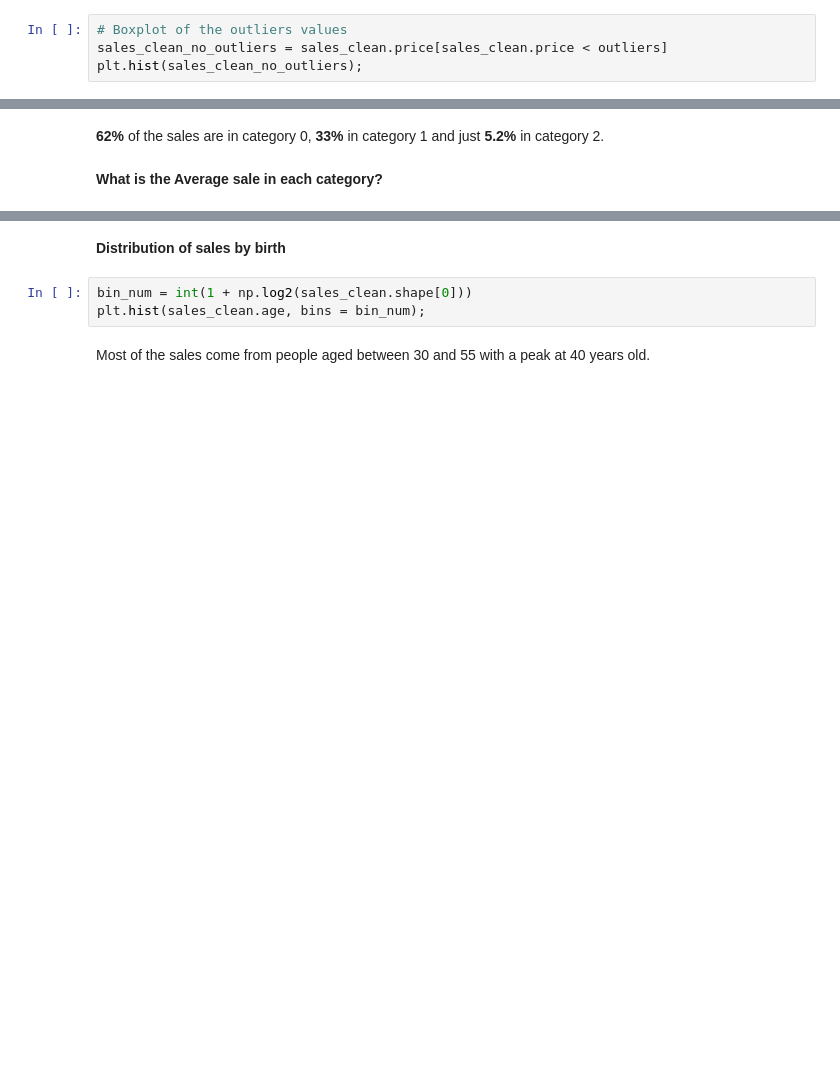
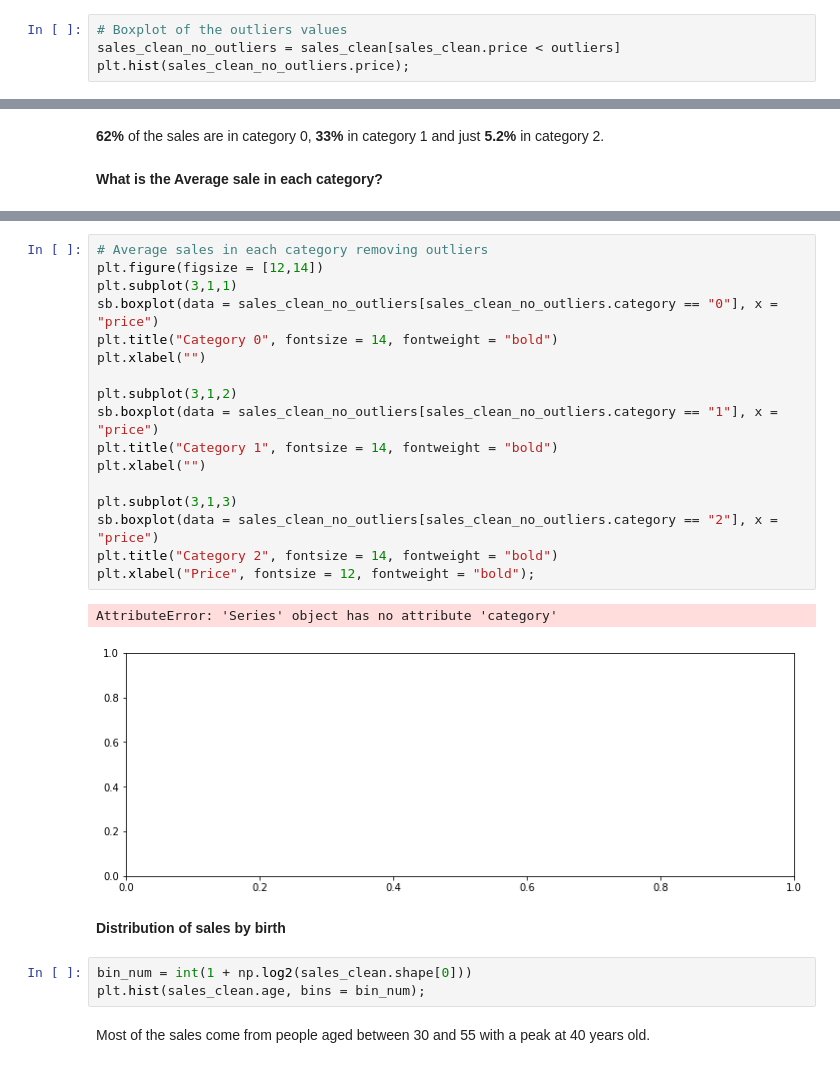
Before and after one commit to furawa/OC_data_analyst_projects, a Jupyter notebook: 02_analyze_company_sales/analyze_company_sales.ipynb, the cells around one changed output, grey strips where cells are left out. Saved outputs shown, nothing was run; the diff lists cells and outputs as text; blank space fills up the shorter version.

Commit message:
refactor: Better code for the boxplot

```diff
--- a/02_analyze_company_sales/analyze_company_sales.ipynb
+++ b/02_analyze_company_sales/analyze_company_sales.ipynb
@@ -440,8 +440,8 @@ Name: price, Length: 20423, dtype: float64
 All the price between **34.77** to **300** are outliers.
 # %%
 # Boxplot of the outliers values
-sales_clean_no_outliers = sales_clean.price[sales_clean.price < outliers]
-plt.hist(sales_clean_no_outliers);
+sales_clean_no_outliers = sales_clean[sales_clean.price < outliers]
+plt.hist(sales_clean_no_outliers.price);
 # %% [output]
 [figure]
 # %%
@@ -526,3 +551,23 @@ for i in range(3):
+# %%
+# Average sales in each category removing outliers
+plt.figure(figsize = [12,14])
+plt.subplot(3,1,1)
+sb.boxplot(data = sales_clean_no_outliers[sales_clean_no_outliers.category == "0"], x = "price")
+plt.title("Category 0", fontsize = 14, fontweight = "bold")
+plt.xlabel("")
+
+plt.subplot(3,1,2)
+sb.boxplot(data = sales_clean_no_outliers[sales_clean_no_outliers.category == "1"], x = "price")
+plt.title("Category 1", fontsize = 14, fontweight = "bold")
+plt.xlabel("")
+
+plt.subplot(3,1,3)
+sb.boxplot(data = sales_clean_no_outliers[sales_clean_no_outliers.category == "2"], x = "price")
+plt.title("Category 2", fontsize = 14, fontweight = "bold")
+plt.xlabel("Price", fontsize = 12, fontweight = "bold");
+# %% [output]
+AttributeError: 'Series' object has no attribute 'category'
+[figure, added]
 # %% [markdown]
 **Distribution of sales by birth**
 # %%
```
Also changed, not shown: parts of 5 cells of this notebook.
